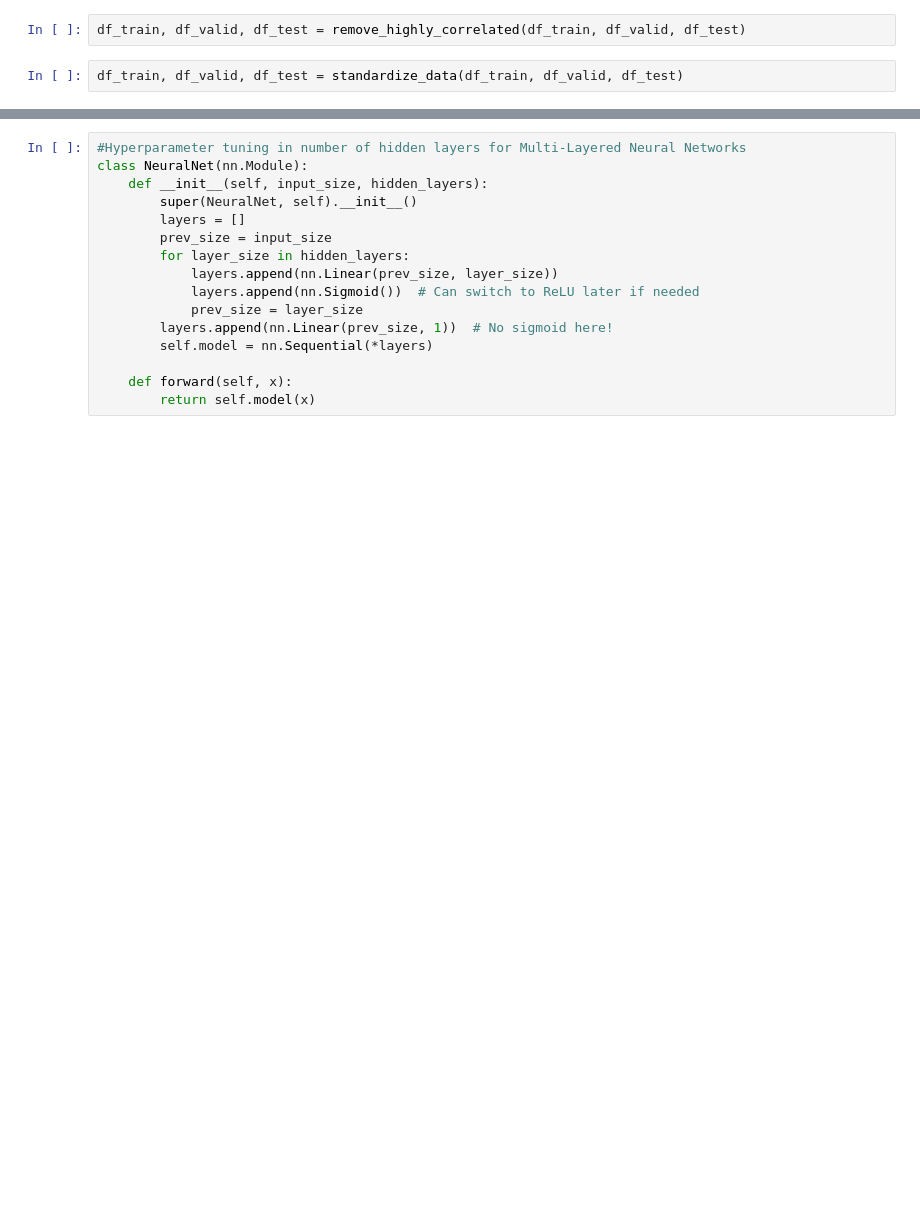
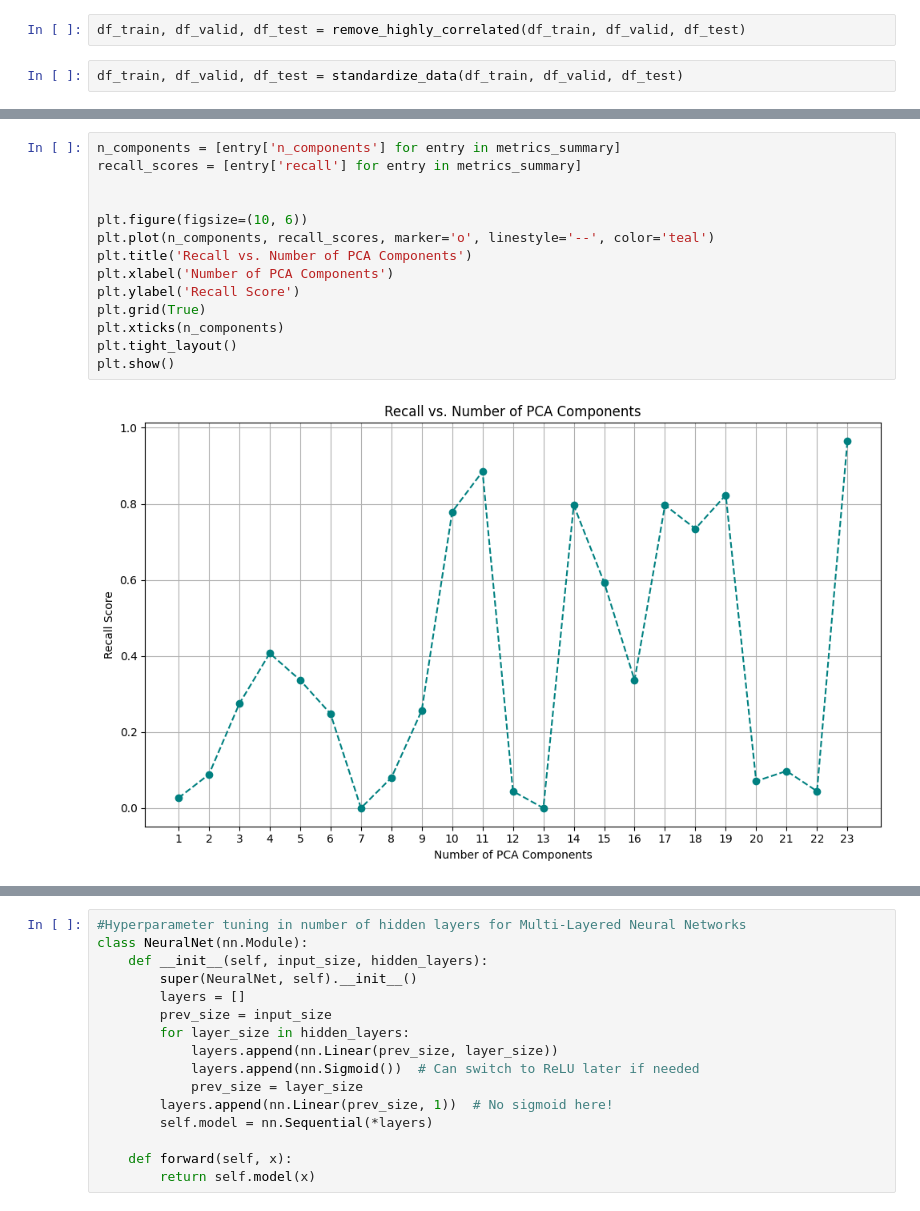
Before and after one commit to PriyanshuRao-code/AI-Lab-Project, a Jupyter notebook: team_24_analysis.ipynb, the cells around one changed output, grey strips where cells are left out. Saved outputs shown, nothing was run; the diff lists cells and outputs as text; blank space fills up the shorter version.

```diff
--- a/team_24_analysis.ipynb
+++ b/team_24_analysis.ipynb
@@ -423,3 +437,19 @@ Evaluation Metrics for Perceptron with PCA-6:
+# %%
+n_components = [entry['n_components'] for entry in metrics_summary]
+recall_scores = [entry['recall'] for entry in metrics_summary]
+
+
+plt.figure(figsize=(10, 6))
+plt.plot(n_components, recall_scores, marker='o', linestyle='--', color='teal')
+plt.title('Recall vs. Number of PCA Components')
+plt.xlabel('Number of PCA Components')
+plt.ylabel('Recall Score')
+plt.grid(True)
+plt.xticks(n_components)
+plt.tight_layout()
+plt.show()
+# %% [output]
+[figure, added]
 # %%
 metrics_df = pd.DataFrame(metrics_summary)
 
```
Also changed, not shown: parts of 6 cells of this notebook.
